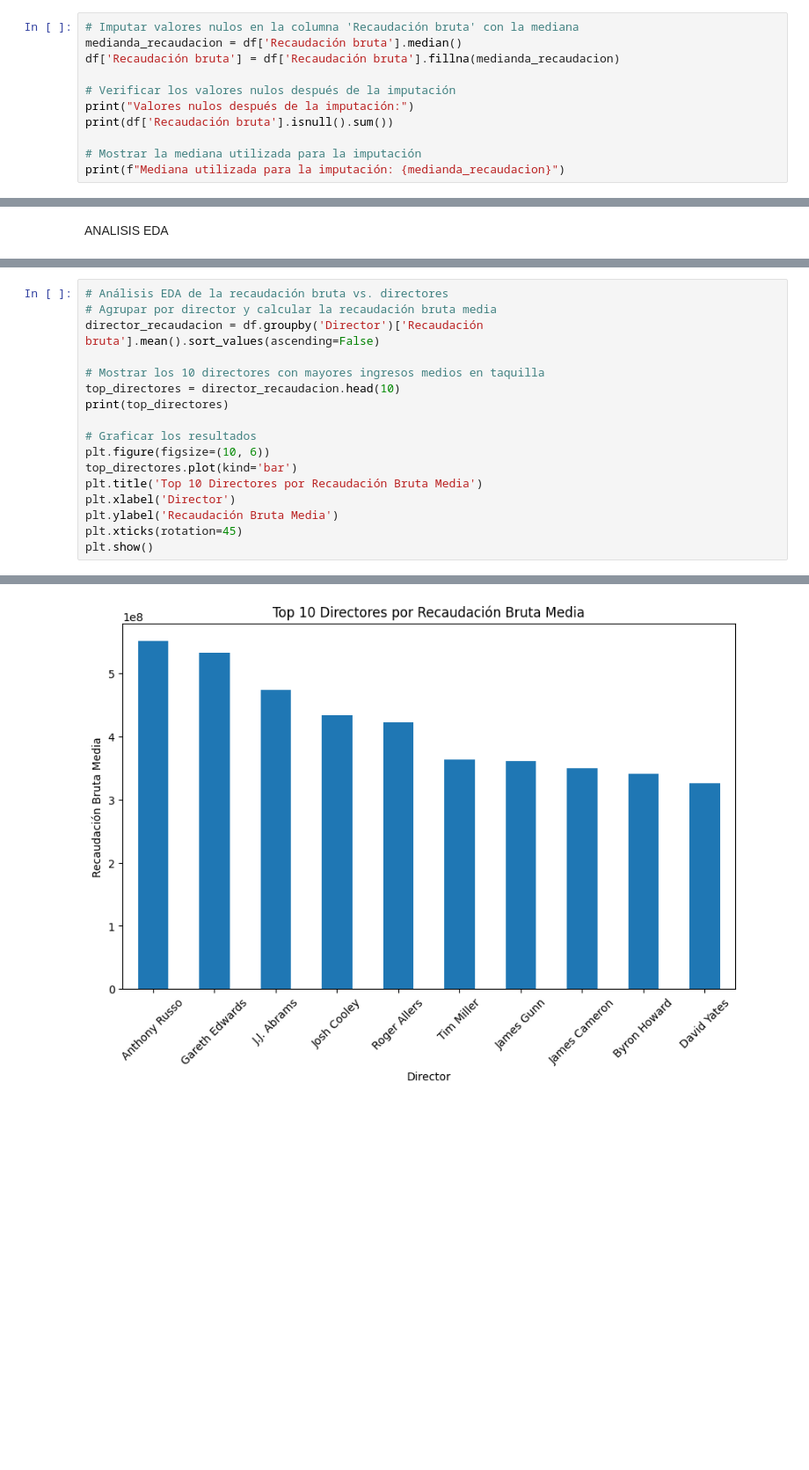
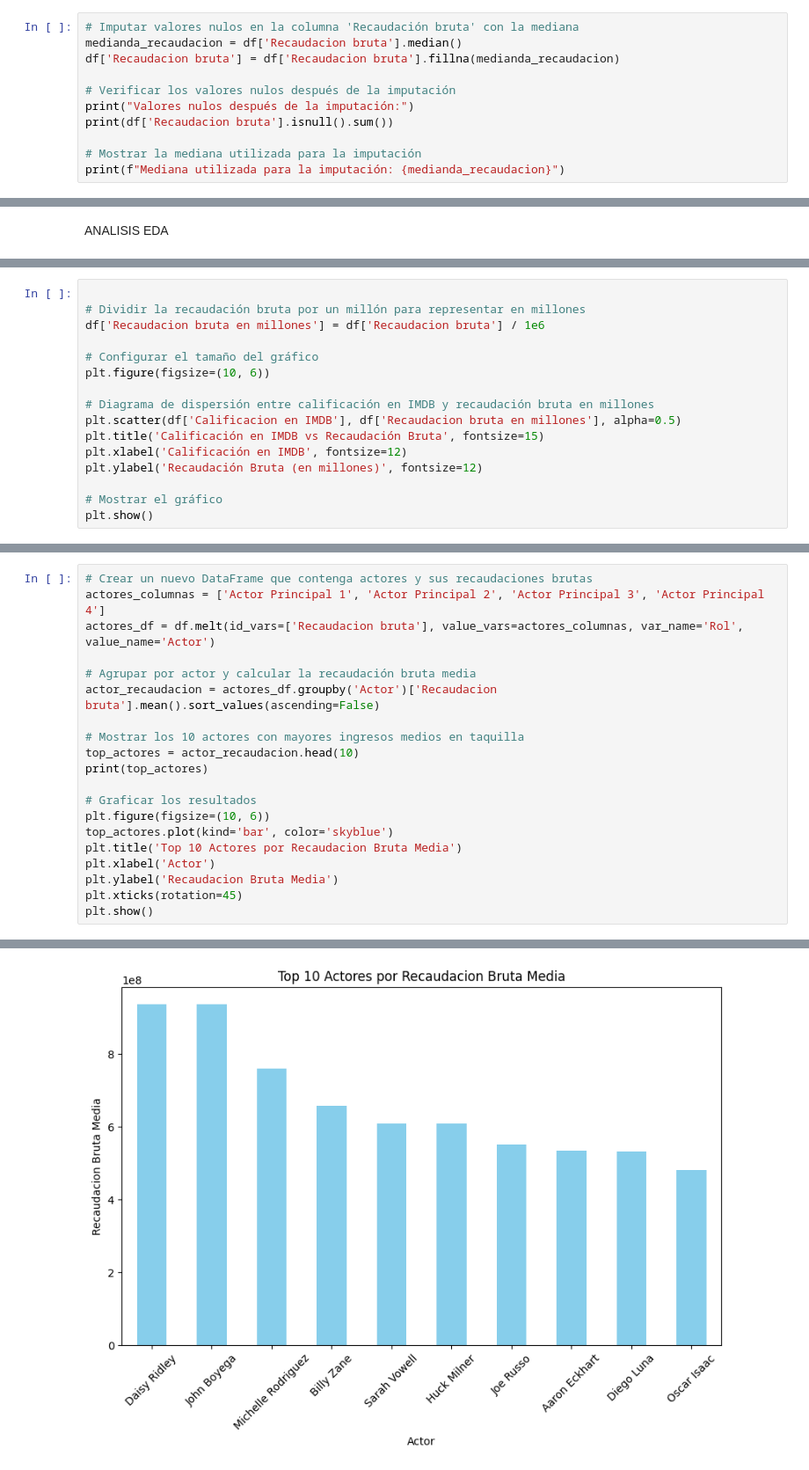
Before and after one commit to Dataniel31/Proyecto1-AnalisisDe-Pel-culasySeries-de-TVenIMDB, a Jupyter notebook: Proyecto1.ipynb, the cells around one changed output, grey strips where cells are left out. Shown at 88% size. Cells and saved outputs as stored; diff of their text form; blank space fills up the shorter version.

```diff
--- a/Proyecto1.ipynb
+++ b/Proyecto1.ipynb
@@ -324,12 +342,12 @@ print(df['Recaudación bruta'].unique())
  1.37843500e+06 1.41843612e+08 1.37800240e+07 3.05000000e+07]
 # %%
 # Imputar valores nulos en la columna 'Recaudación bruta' con la mediana
-medianda_recaudacion = df['Recaudación bruta'].median()
-df['Recaudación bruta'] = df['Recaudación bruta'].fillna(medianda_recaudacion)
+medianda_recaudacion = df['Recaudacion bruta'].median()
+df['Recaudacion bruta'] = df['Recaudacion bruta'].fillna(medianda_recaudacion)
 
 # Verificar los valores nulos después de la imputación
 print("Valores nulos después de la imputación:")
-print(df['Recaudación bruta'].isnull().sum())
+print(df['Recaudacion bruta'].isnull().sum())
 
 # Mostrar la mediana utilizada para la imputación
 print(f"Mediana utilizada para la imputación: {medianda_recaudacion}")
@@ -363,0 +430,16 @@ max                  100.000000     2.343110e+06       9.366622e+08
+# %%
+
+# Dividir la recaudación bruta por un millón para representar en millones
+df['Recaudacion bruta en millones'] = df['Recaudacion bruta'] / 1e6
+
+# Configurar el tamaño del gráfico
+plt.figure(figsize=(10, 6))
+
+# Diagrama de dispersión entre calificación en IMDB y recaudación bruta en millones
+plt.scatter(df['Calificacion en IMDB'], df['Recaudacion bruta en millones'], alpha=0.5)
+plt.title('Calificación en IMDB vs Recaudación Bruta', fontsize=15)
+plt.xlabel('Calificación en IMDB', fontsize=12)
+plt.ylabel('Recaudación Bruta (en millones)', fontsize=12)
+
+# Mostrar el gráfico
+plt.show()
@@ -403,18 +485,21 @@ plt.show()
 # %%
-# Análisis EDA de la recaudación bruta vs. directores
-# Agrupar por director y calcular la recaudación bruta media
-director_recaudacion = df.groupby('Director')['Recaudación bruta'].mean().sort_values(ascending=False)
+# Crear un nuevo DataFrame que contenga actores y sus recaudaciones brutas
+actores_columnas = ['Actor Principal 1', 'Actor Principal 2', 'Actor Principal 3', 'Actor Principal 4']
+actores_df = df.melt(id_vars=['Recaudacion bruta'], value_vars=actores_columnas, var_name='Rol', value_name='Actor')
 
-# Mostrar los 10 directores con mayores ingresos medios en taquilla
-top_directores = director_recaudacion.head(10)
-print(top_directores)
+# Agrupar por actor y calcular la recaudación bruta media
+actor_recaudacion = actores_df.groupby('Actor')['Recaudacion bruta'].mean().sort_values(ascending=False)
+
+# Mostrar los 10 actores con mayores ingresos medios en taquilla
+top_actores = actor_recaudacion.head(10)
+print(top_actores)
 
 # Graficar los resultados
 plt.figure(figsize=(10, 6))
-top_directores.plot(kind='bar')
-plt.title('Top 10 Directores por Recaudación Bruta Media')
-plt.xlabel('Director')
-plt.ylabel('Recaudación Bruta Media')
+top_actores.plot(kind='bar', color='skyblue')
+plt.title('Top 10 Actores por Recaudacion Bruta Media')
+plt.xlabel('Actor')
+plt.ylabel('Recaudacion Bruta Media')
 plt.xticks(rotation=45)
 plt.show()
 # %% [output]
@@ -433 +518 @@ Name: Recaudación bruta, dtype: float64
-[figure, old version]
+[figure, new version]
```
Also changed, not shown: parts of 28 cells of this notebook.
